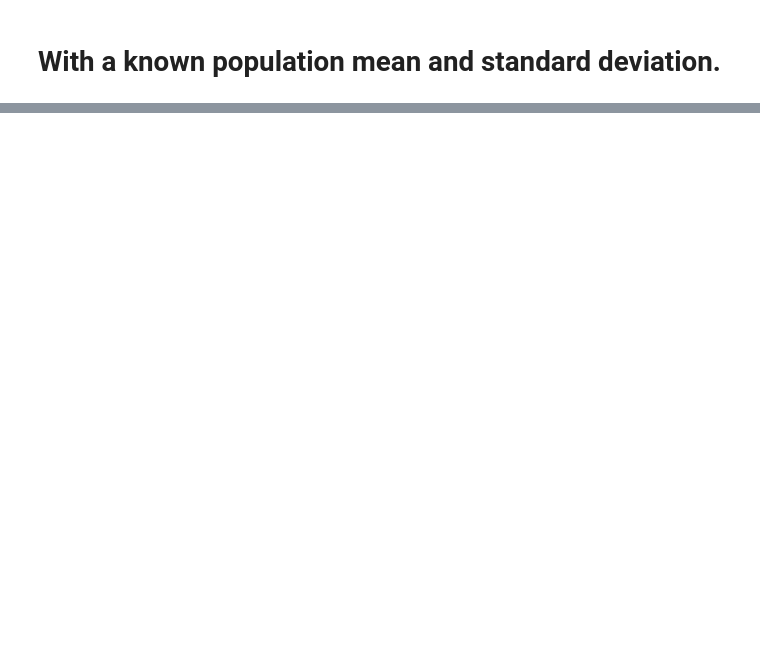
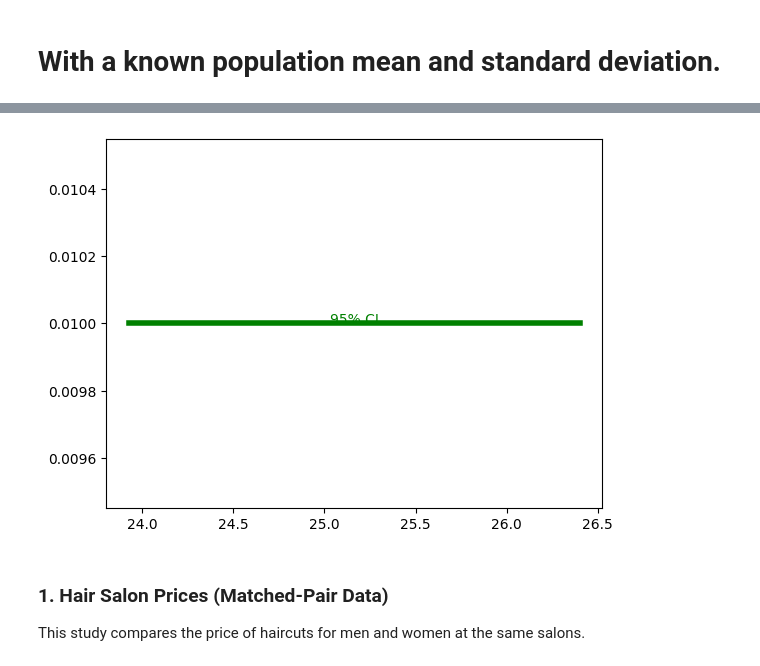
Before and after one commit to shuangquan-li-con/ECON5200-37499-Applied-Data-Analytics-in-Economics, a Jupyter notebook: In_class_note_8.ipynb, the cells around one changed output, grey strips where cells are left out. Saved outputs shown, nothing was run; the diff lists cells and outputs as text; code cells hidden in the pictures; blank space fills up the shorter version.

```diff
--- a/In_class_note_8.ipynb
+++ b/In_class_note_8.ipynb
@@ -348,0 +287,10 @@ dtype: float64
+# %%
+plt.plot([ci_low, ci_high], [0.01, 0.01], color='green', linewidth=4, label='95% Confidence Interval')
+plt.text((ci_low+ci_high)/2, 0.01, "95% CI", color='green', ha='center')
+plt.show()
+# %% [output]
+[figure, added]
+# %% [markdown]
+### 1. Hair Salon Prices (Matched-Pair Data)
+
+This study compares the price of haircuts for men and women at the same salons.
```
Also changed, not shown: parts of 80 cells of this notebook.
